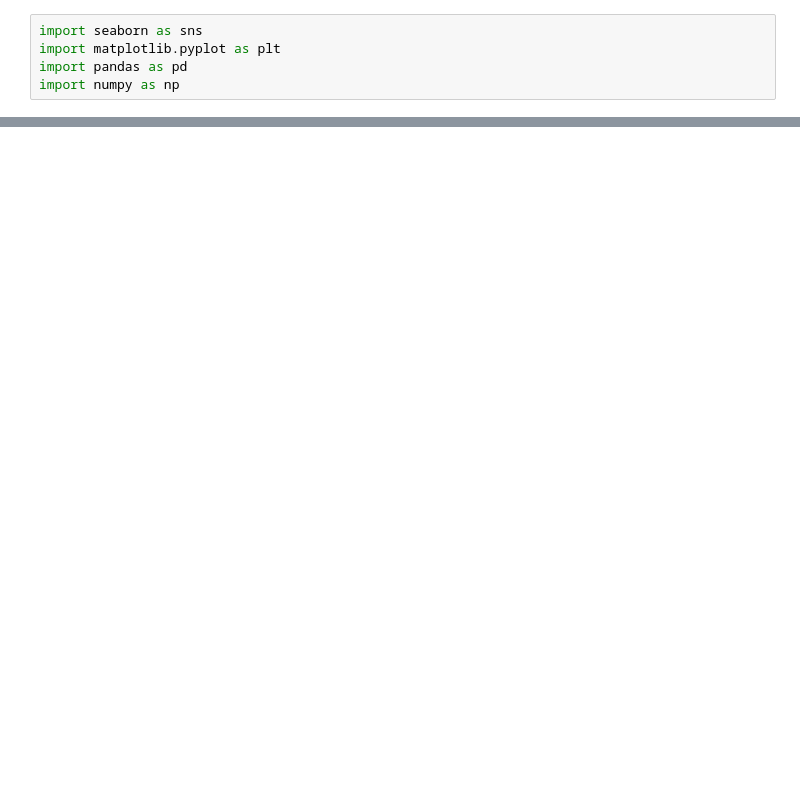
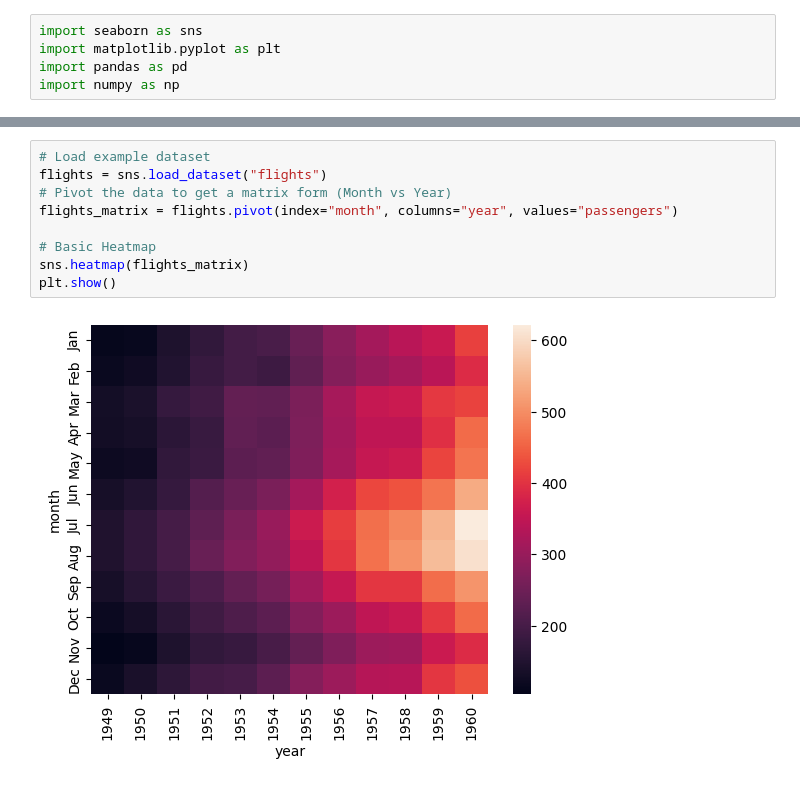
Before and after one commit to MithunKumarRajak/Machine-Learning, a Jupyter notebook: Seaborn/Matrix_plots.ipynb, the cells around one changed output, grey strips where cells are left out. Saved outputs shown, nothing was run; the diff lists cells and outputs as text; blank space fills up the shorter version.

```diff
--- a/Seaborn/Matrix_plots.ipynb
+++ b/Seaborn/Matrix_plots.ipynb
@@ -19,0 +77,11 @@ data.sample(2)
+# %%
+# Load example dataset
+flights = sns.load_dataset("flights")
+# Pivot the data to get a matrix form (Month vs Year)
+flights_matrix = flights.pivot(index="month", columns="year", values="passengers")
+
+# Basic Heatmap
+sns.heatmap(flights_matrix)
+plt.show()
+# %% [output]
+[figure, added]
```
Also changed, not shown: parts of 16 cells of this notebook.
